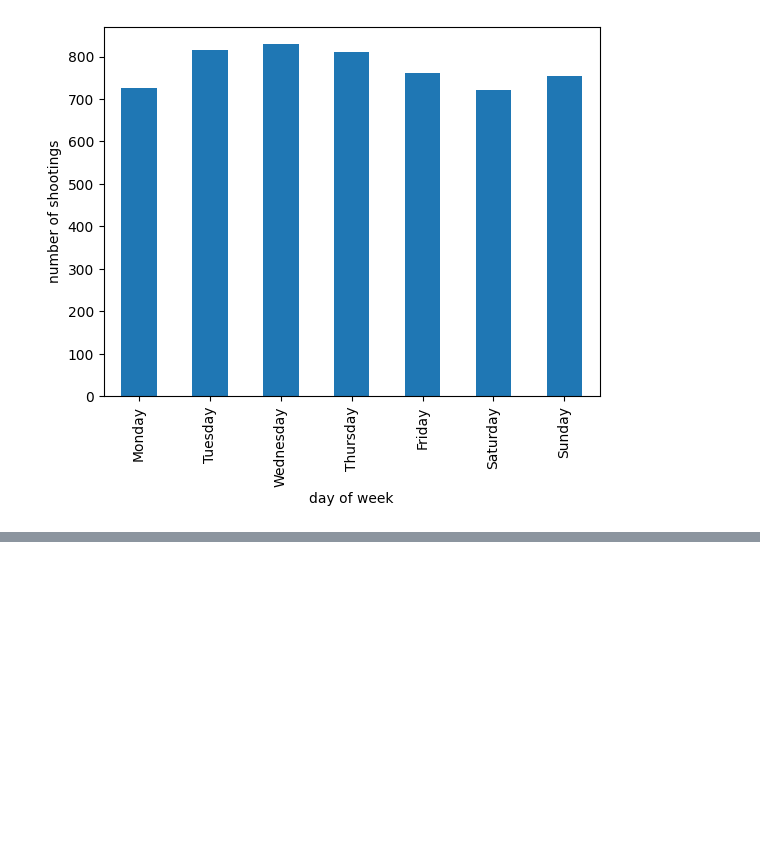
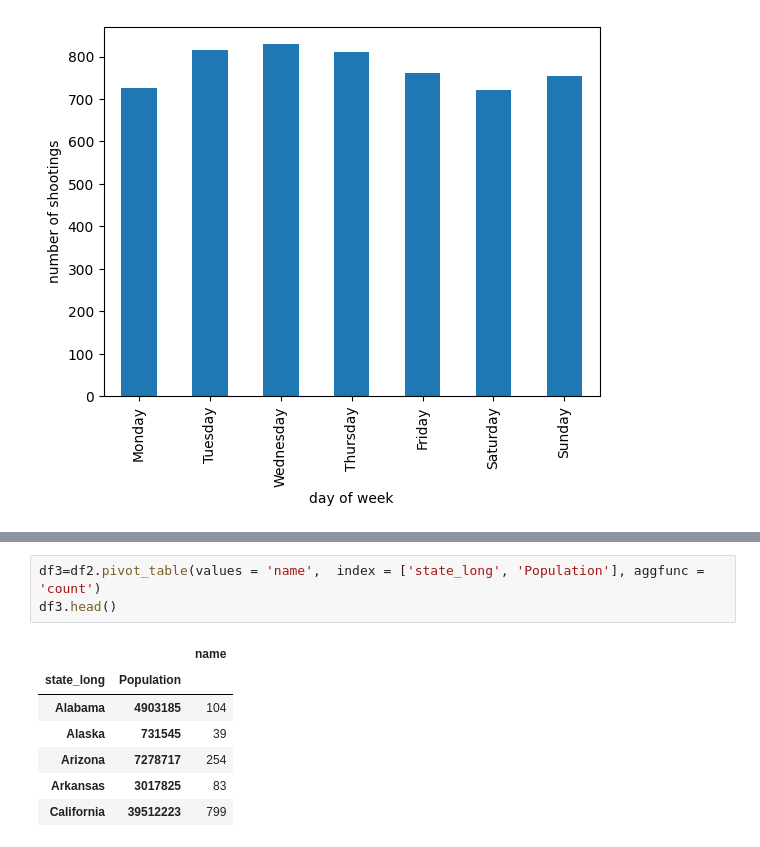
Before and after one commit to PiotrWitaszek/Crime, a Jupyter notebook: Crime.ipynb, the cells around one changed output, grey strips where cells are left out. Saved outputs shown, nothing was run; the diff lists cells and outputs as text; blank space fills up the shorter version.

```diff
--- a/Crime.ipynb
+++ b/Crime.ipynb
@@ -185,0 +131,11 @@ dattta.columns.to_list()
+# %%
+df3=df2.pivot_table(values = 'name',  index = ['state_long', 'Population'], aggfunc = 'count')
+df3.head()
+# %% [output]
+|  |  | name |
+| state_long | Population |  |
+| Alabama | 4903185 | 104 |
+| Alaska | 731545 | 39 |
+| Arizona | 7278717 | 254 |
+| Arkansas | 3017825 | 83 |
+| California | 39512223 | 799 |
```
Also changed, not shown: parts of 11 cells of this notebook.
